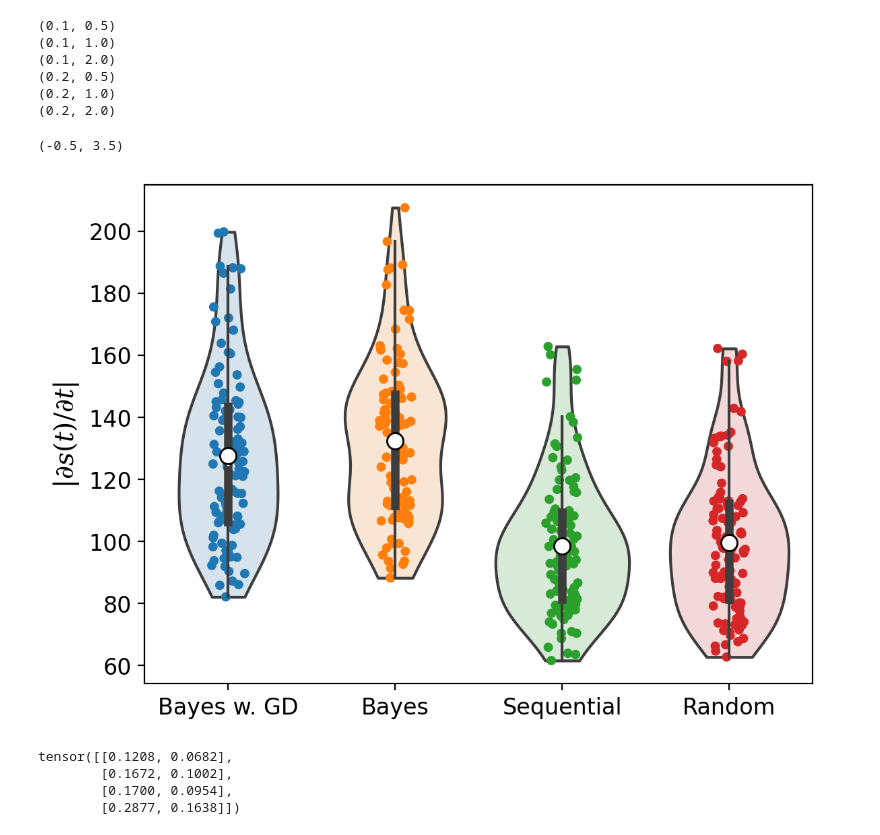
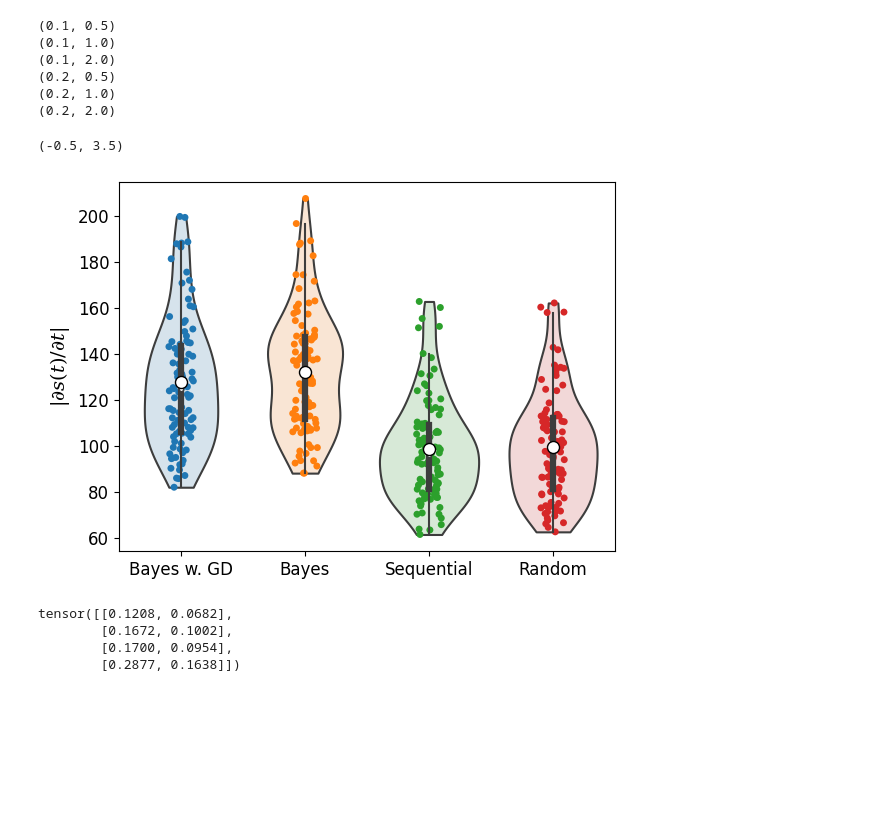
Before and after one commit to zhantaochen/ML-XPFS_Steering, a Jupyter notebook: postproc_benchmark_performance.ipynb, the cells around one changed output. Drawn from its saved outputs; the diff is of its cells as text; code cells hidden in the pictures; blank space fills up the shorter version.

```diff
--- a/postproc_benchmark_performance.ipynb
+++ b/postproc_benchmark_performance.ipynb
@@ -150,26 +169,26 @@ measured_abs_grad_dict_all_keys = measured_abs_grad_dict_all_keys.numpy() / len(
 # %%
 from matplotlib.colors import to_rgba
 ylabels = ['J', 'D', '\gamma']
 
-fig, ax = plt.subplots(1,1,dpi=200)
+fig, ax = plt.subplots(1,1)
 sns.violinplot([m for m in measured_abs_grad_dict_all_keys], ax=ax, zorder=10, inner='box', cut=0)
 for vp in ax.collections[::2]:
     vp.set_facecolor(to_rgba(vp.get_facecolor(), alpha=0.2))
 sns.stripplot([m for m in measured_abs_grad_dict_all_keys], ax=ax, zorder=1)
 # ax.scatter(np.arange(4), [np.median(m) for m in measured_abs_grad_dict_all_keys],
 #            zorder=25, edgecolors='k', facecolors='w', marker='d', s=75, label='Median')
 ax.scatter(np.arange(4), [np.mean(m) for m in measured_abs_grad_dict_all_keys],
            zorder=20, edgecolors='k', facecolors='w', marker='o', s=75, label='Mean')
 ax.set_xticklabels(['Bayes w. GD', 'Bayes', 'Sequential', 'Random'])
 # ax.set_ylabel(rf'$|{ylabels[i_param]}-{ylabels[i_param]}^{{\ast}}|$')
 # ax.set_ylabel("$|\partial |S(\mathbf{q},t)|^{2}/\partial t|$")
 ax.set_ylabel("$|\partial s(t)/\partial t|$")
 # # ax.legend(ncols=2)
 ax.set_xlim([-0.5, 3.5])
 # ax.set_title(f"$w={key[0]}$ ps, $\sigma={key[1]}$")
 # %% [output]
 (-0.5, 3.5)
-[figure, old version]
+[figure, new version]
 # %%
 from matplotlib.colors import to_rgba
 
```
Also changed, not shown: parts of 9 cells of this notebook, 12 other files.
